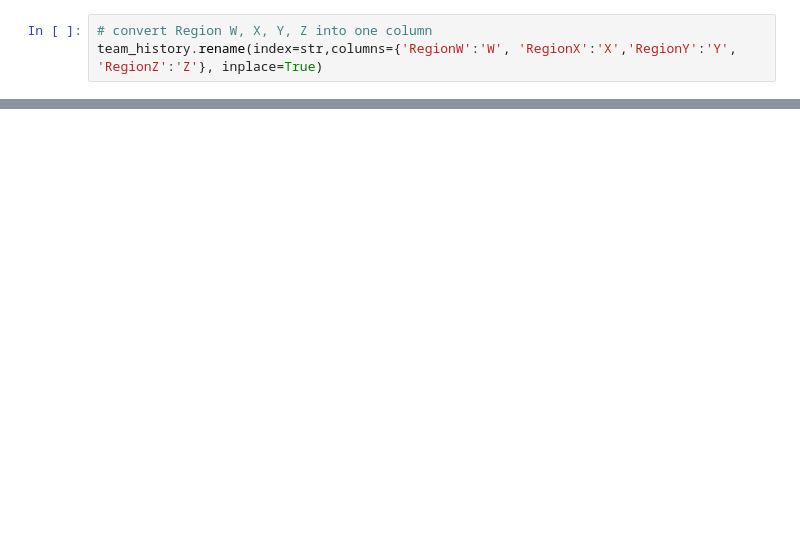
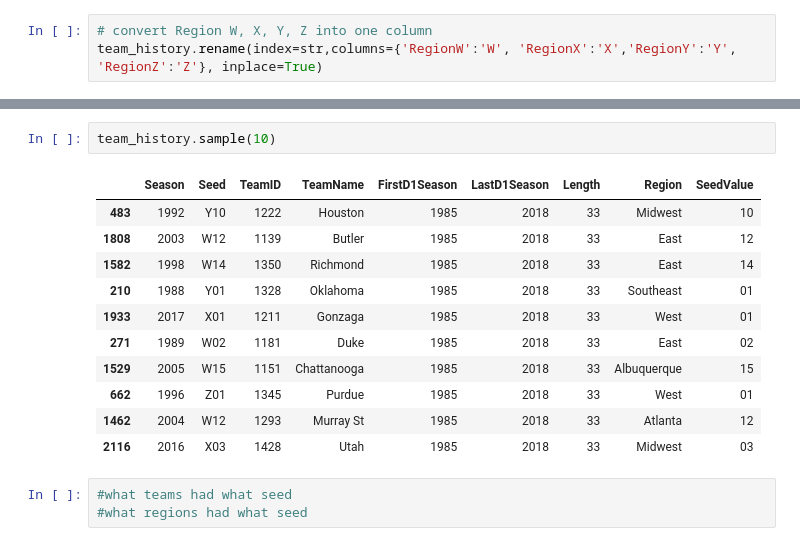
Before and after one commit to slin18/ML-Playpin, a Jupyter notebook: NCAA_ML/DataSection1.ipynb, the cells around one changed output, grey strips where cells are left out. Cells and saved outputs as stored; diff of their text form; blank space fills up the shorter version.

```diff
--- a/NCAA_ML/DataSection1.ipynb
+++ b/NCAA_ML/DataSection1.ipynb
@@ -223,0 +222,17 @@ team_history.head(50)
+# %%
+team_history.sample(10)
+# %% [output]
+|  | Season | Seed | TeamID | TeamName | FirstD1Season | LastD1Season | Length | Region | SeedValue |
+| 483 | 1992 | Y10 | 1222 | Houston | 1985 | 2018 | 33 | Midwest | 10 |
+| 1808 | 2003 | W12 | 1139 | Butler | 1985 | 2018 | 33 | East | 12 |
+| 1582 | 1998 | W14 | 1350 | Richmond | 1985 | 2018 | 33 | East | 14 |
+| 210 | 1988 | Y01 | 1328 | Oklahoma | 1985 | 2018 | 33 | Southeast | 01 |
+| 1933 | 2017 | X01 | 1211 | Gonzaga | 1985 | 2018 | 33 | West | 01 |
+| 271 | 1989 | W02 | 1181 | Duke | 1985 | 2018 | 33 | East | 02 |
+| 1529 | 2005 | W15 | 1151 | Chattanooga | 1985 | 2018 | 33 | Albuquerque | 15 |
+| 662 | 1996 | Z01 | 1345 | Purdue | 1985 | 2018 | 33 | West | 01 |
+| 1462 | 2004 | W12 | 1293 | Murray St | 1985 | 2018 | 33 | Atlanta | 12 |
+| 2116 | 2016 | X03 | 1428 | Utah | 1985 | 2018 | 33 | Midwest | 03 |
+# %%
+#what teams had what seed
+#what regions had what seed
```
Also changed, not shown: parts of 19 cells of this notebook.
